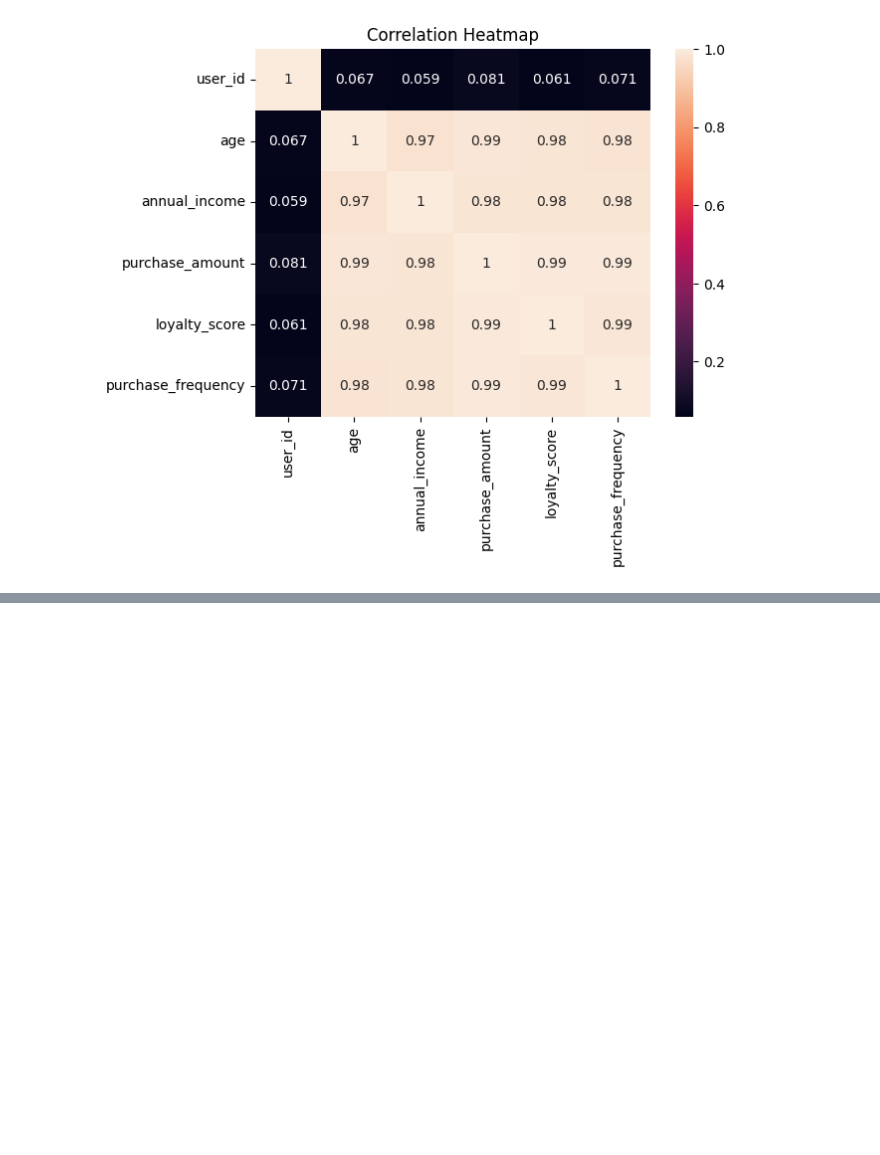
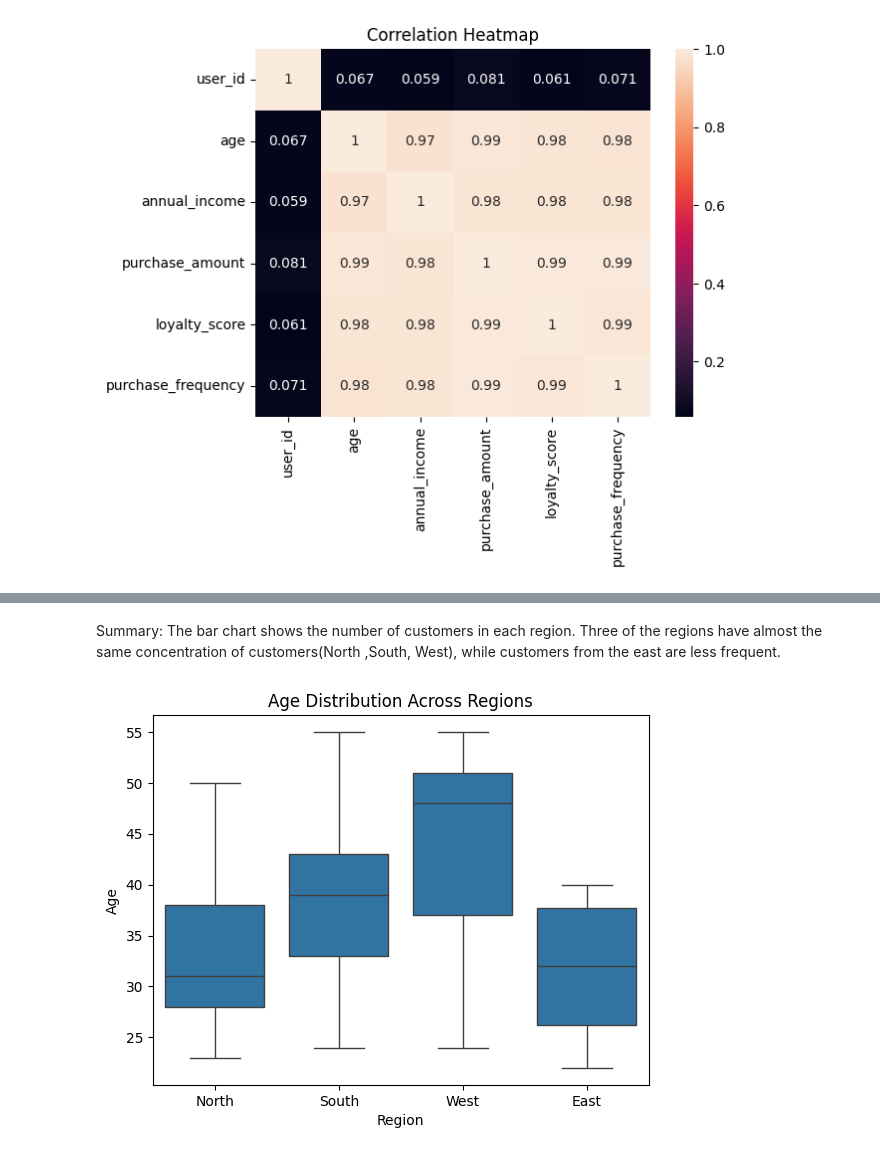
Before and after one commit to sree-220591/DSP-LabWorks, a Jupyter notebook: LAB-03.ipynb, the cells around one changed output, grey strips where cells are left out. Drawn from its saved outputs; the diff is of its cells as text; code cells hidden in the pictures; blank space fills up the shorter version.

```diff
--- a/LAB-03.ipynb
+++ b/LAB-03.ipynb
@@ -178,0 +219,13 @@ plt.show()
+# %% [markdown]
+Summary:
+The bar chart shows the number of customers in each region. Three of the regions have almost the same concentration of customers(North ,South, West), while customers from the east are less frequent.
+# %%
+#Age spread of customers in each region
+plt.figure()
+sns.boxplot(x='region', y='age', data=df)
+plt.xlabel('Region')
+plt.ylabel('Age')
+plt.title('Age Distribution Across Regions')
+plt.show()
+# %% [output]
+[figure, added]
```
Also changed, not shown: parts of 12 cells of this notebook.
